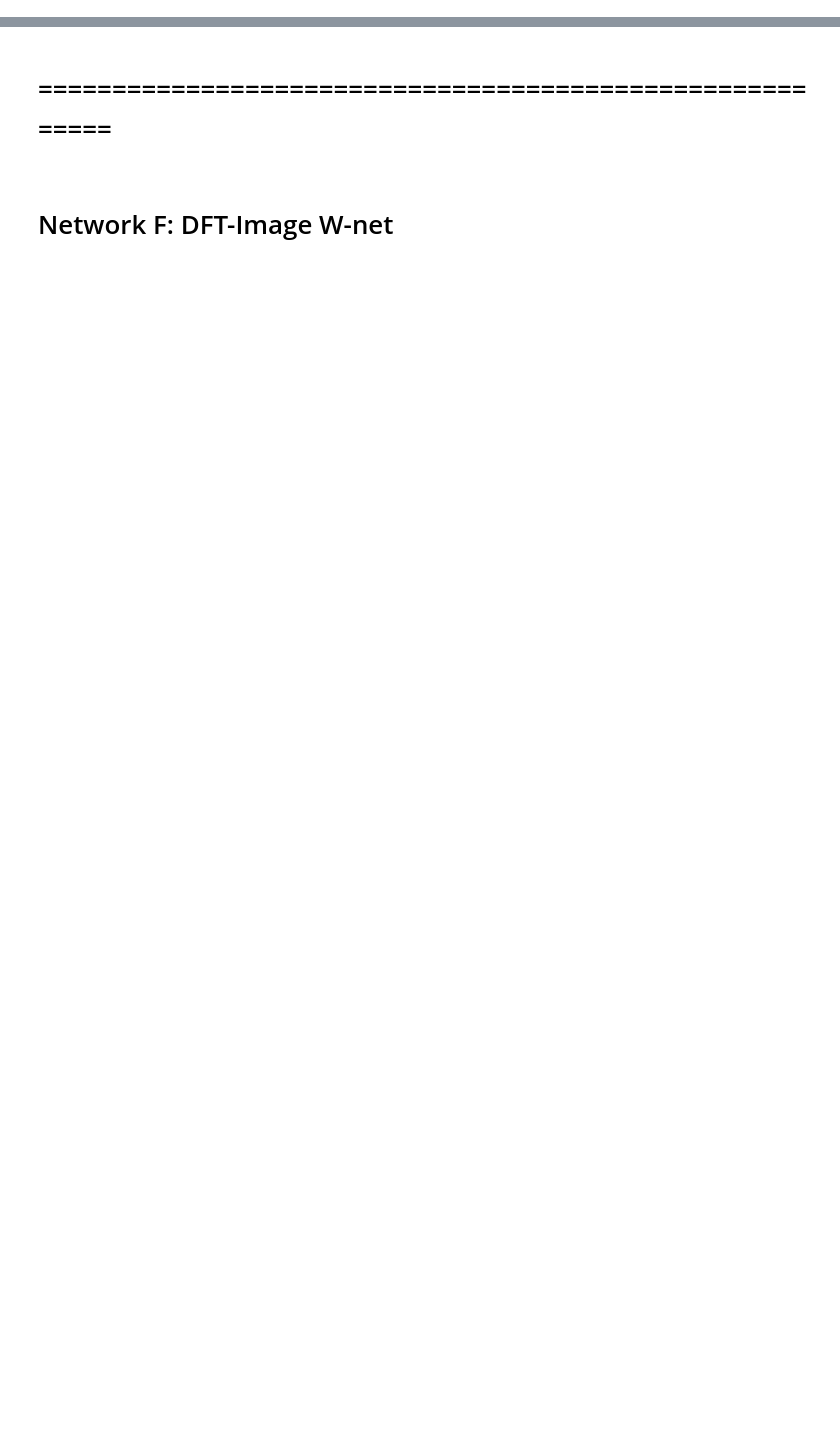
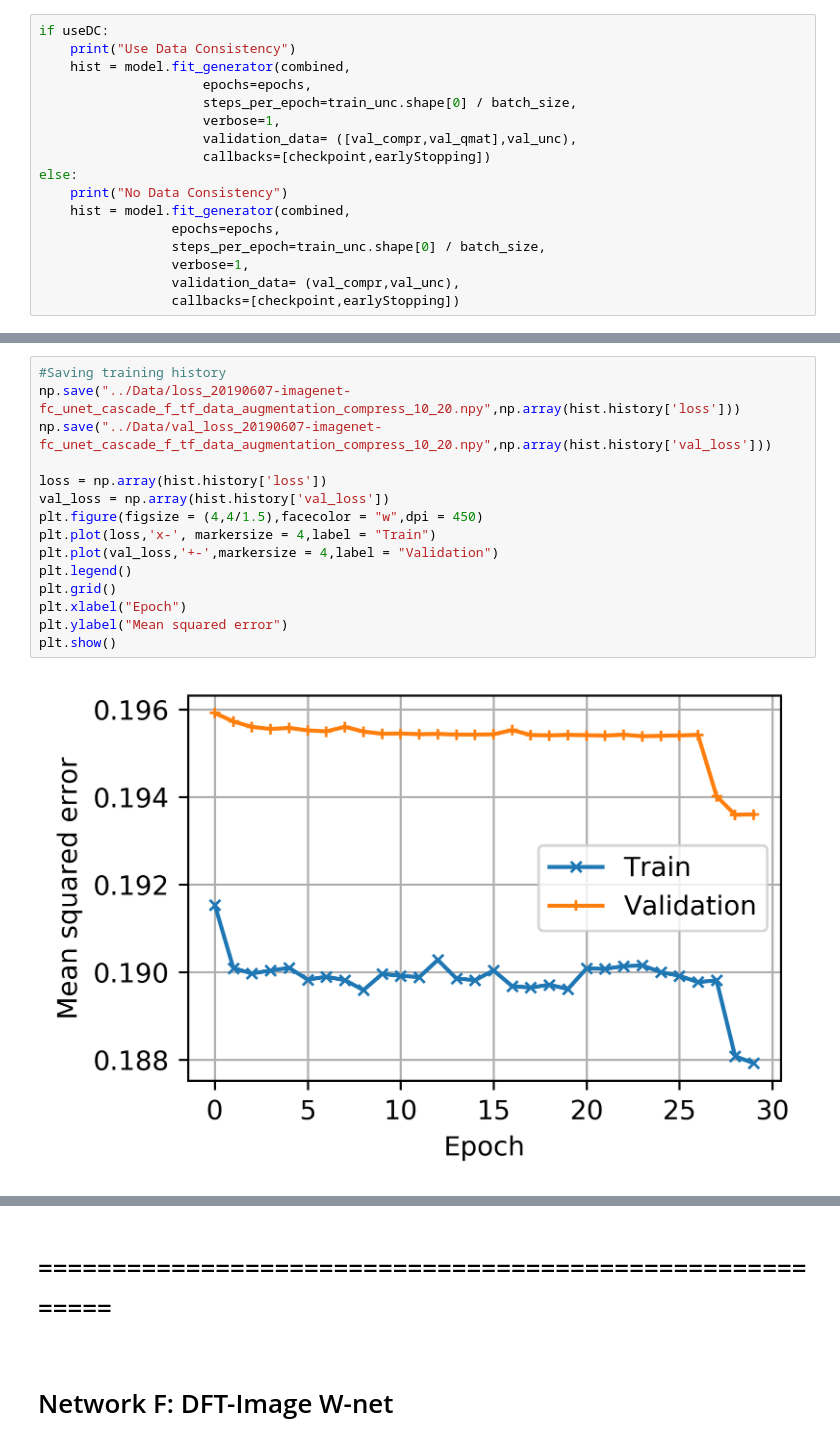
Before and after one commit to rmsouza01/JPEG-reconstruction, a Jupyter notebook: JNotebooks/wnet_trainer-imagenet.ipynb, the cells around one changed output, grey strips where cells are left out. Drawn from its saved outputs; the diff is of its cells as text; blank space fills up the shorter version.

```diff
--- a/JNotebooks/wnet_trainer-imagenet.ipynb
+++ b/JNotebooks/wnet_trainer-imagenet.ipynb
@@ -49,0 +333,17 @@ Using TensorFlow backend.
+# %%
+if useDC:
+    print("Use Data Consistency")
+    hist = model.fit_generator(combined,
+                     epochs=epochs,
+                     steps_per_epoch=train_unc.shape[0] / batch_size,
+                     verbose=1,
+                     validation_data= ([val_compr,val_qmat],val_unc),
+                     callbacks=[checkpoint,earlyStopping])
+else:
+    print("No Data Consistency")
+    hist = model.fit_generator(combined,
+                 epochs=epochs,
+                 steps_per_epoch=train_unc.shape[0] / batch_size,
+                 verbose=1,
+                 validation_data= (val_compr,val_unc),
+                 callbacks=[checkpoint,earlyStopping])
@@ -49,0 +368,17 @@ Using TensorFlow backend.
+# %%
+#Saving training history
+np.save("../Data/loss_20190607-imagenet-fc_unet_cascade_f_tf_data_augmentation_compress_10_20.npy",np.array(hist.history['loss']))
+np.save("../Data/val_loss_20190607-imagenet-fc_unet_cascade_f_tf_data_augmentation_compress_10_20.npy",np.array(hist.history['val_loss']))
+
+loss = np.array(hist.history['loss'])
+val_loss = np.array(hist.history['val_loss'])
+plt.figure(figsize = (4,4/1.5),facecolor = "w",dpi = 450)
+plt.plot(loss,'x-', markersize = 4,label = "Train")
+plt.plot(val_loss,'+-',markersize = 4,label = "Validation")
+plt.legend()
+plt.grid()
+plt.xlabel("Epoch")
+plt.ylabel("Mean squared error")
+plt.show()
+# %% [output]
+[figure, added]
```
Also changed, not shown: parts of 134 cells of this notebook, 28 other files.
